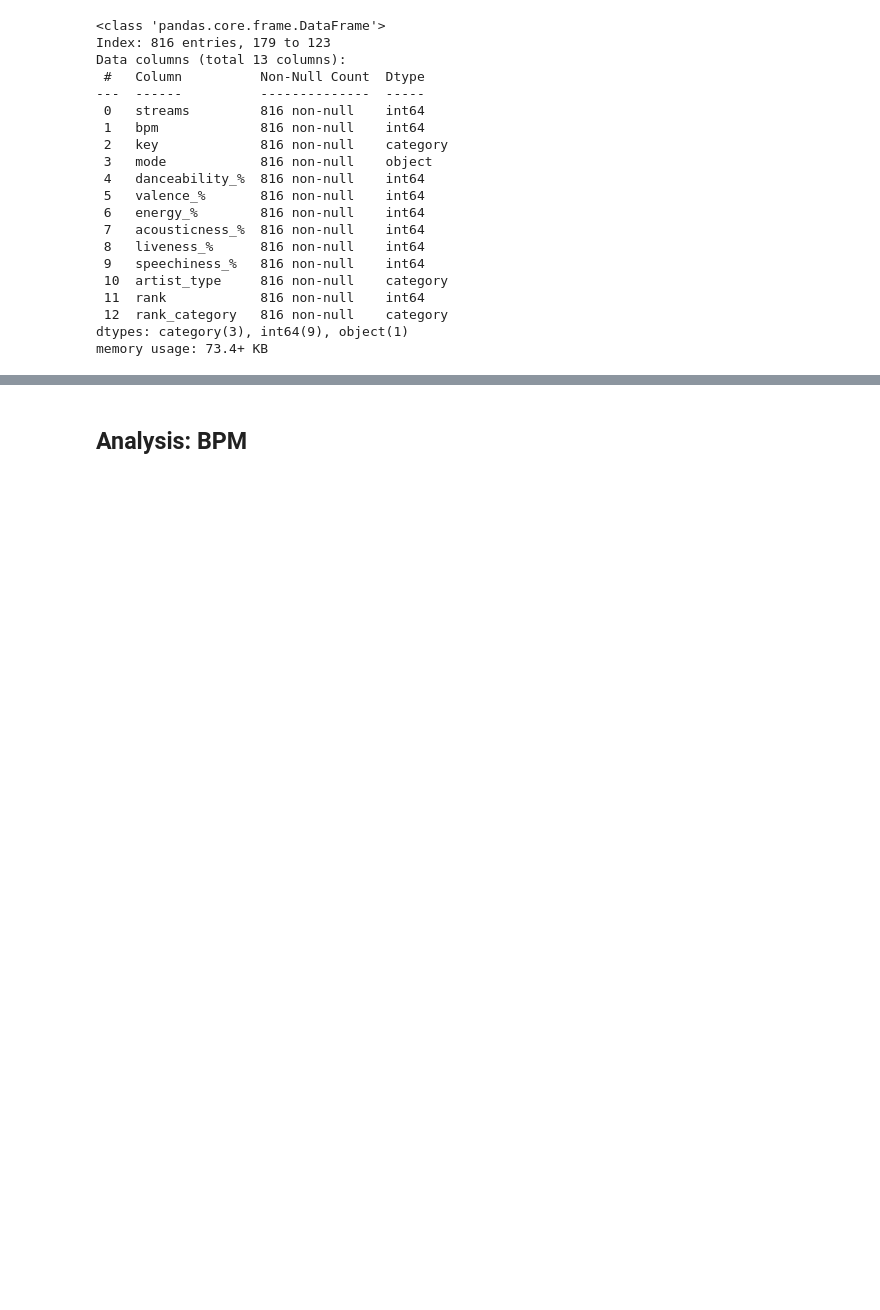
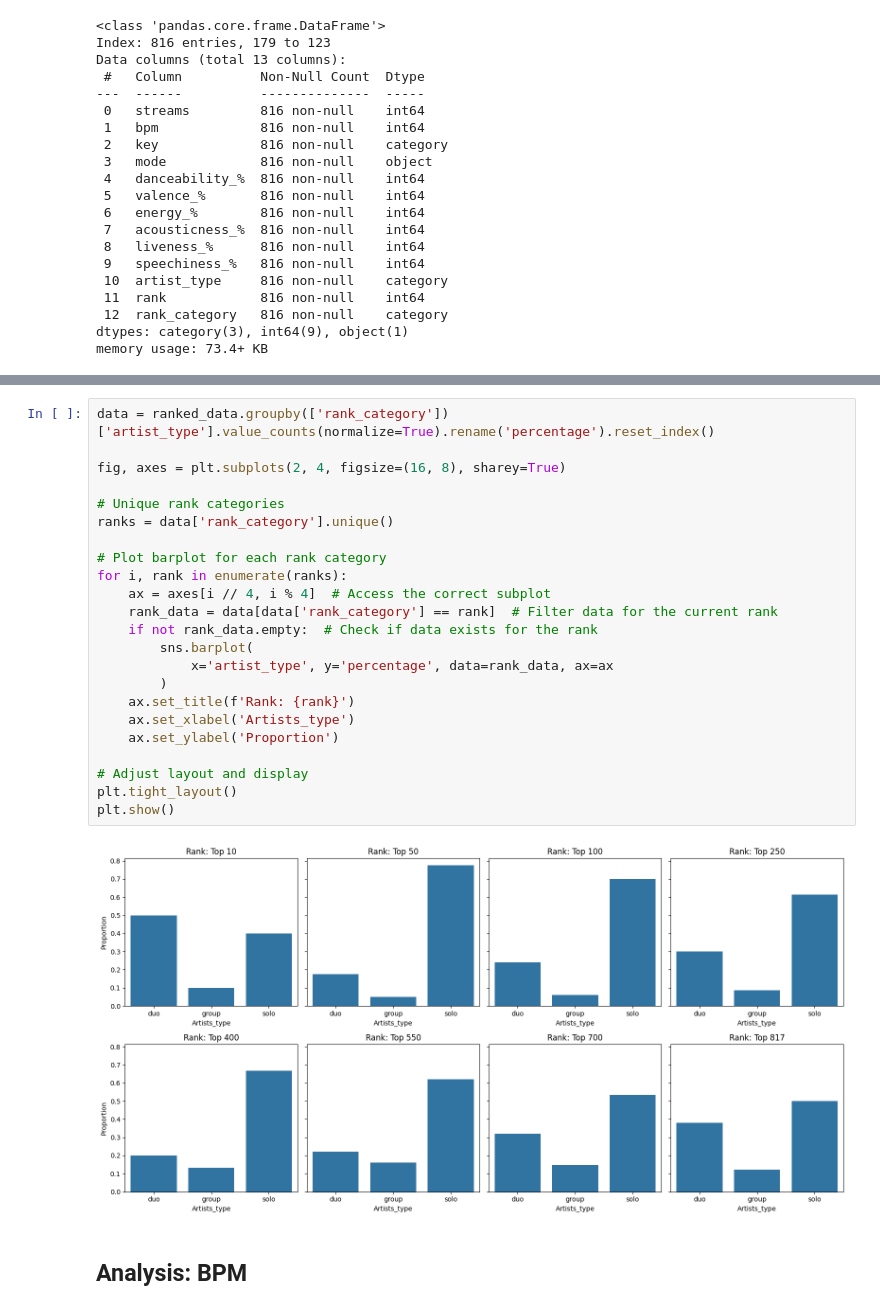
Before and after one commit to low122/Spotify-music-trend, a Jupyter notebook: spotifyAnalysis.ipynb, the cells around one changed output, grey strips where cells are left out. Saved outputs shown, nothing was run; the diff lists cells and outputs as text; blank space fills up the shorter version.

```diff
--- a/spotifyAnalysis.ipynb
+++ b/spotifyAnalysis.ipynb
@@ -641,3 +643,28 @@ memory usage: 73.4+ KB
+# %%
+data = ranked_data.groupby(['rank_category'])['artist_type'].value_counts(normalize=True).rename('percentage').reset_index()
+
+fig, axes = plt.subplots(2, 4, figsize=(16, 8), sharey=True)
+
+# Unique rank categories
+ranks = data['rank_category'].unique()
+
+# Plot barplot for each rank category
+for i, rank in enumerate(ranks):
+    ax = axes[i // 4, i % 4]  # Access the correct subplot
+    rank_data = data[data['rank_category'] == rank]  # Filter data for the current rank
+    if not rank_data.empty:  # Check if data exists for the rank
+        sns.barplot(
+            x='artist_type', y='percentage', data=rank_data, ax=ax
+        )
+    ax.set_title(f'Rank: {rank}')
+    ax.set_xlabel('Artists_type')
+    ax.set_ylabel('Proportion')
+
+# Adjust layout and display
+plt.tight_layout()
+plt.show()
+# %% [output]
+[figure, added]
 # %% [markdown]
 **Analysis: BPM**
 -
```
Also changed, not shown: parts of 30 cells of this notebook.
